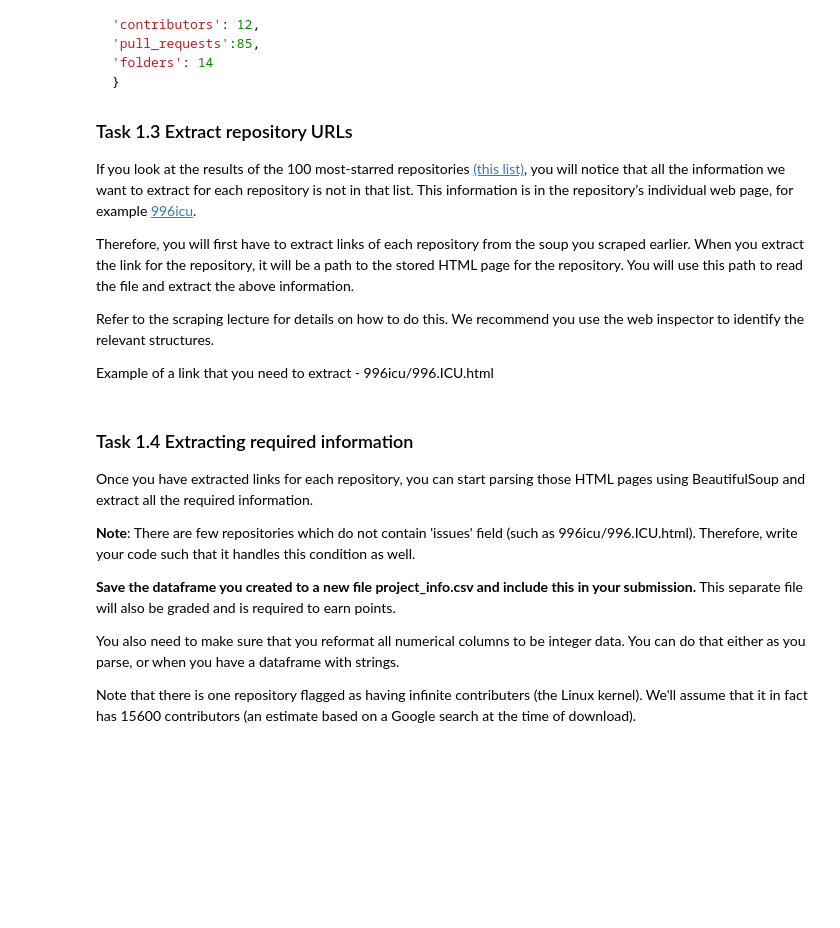
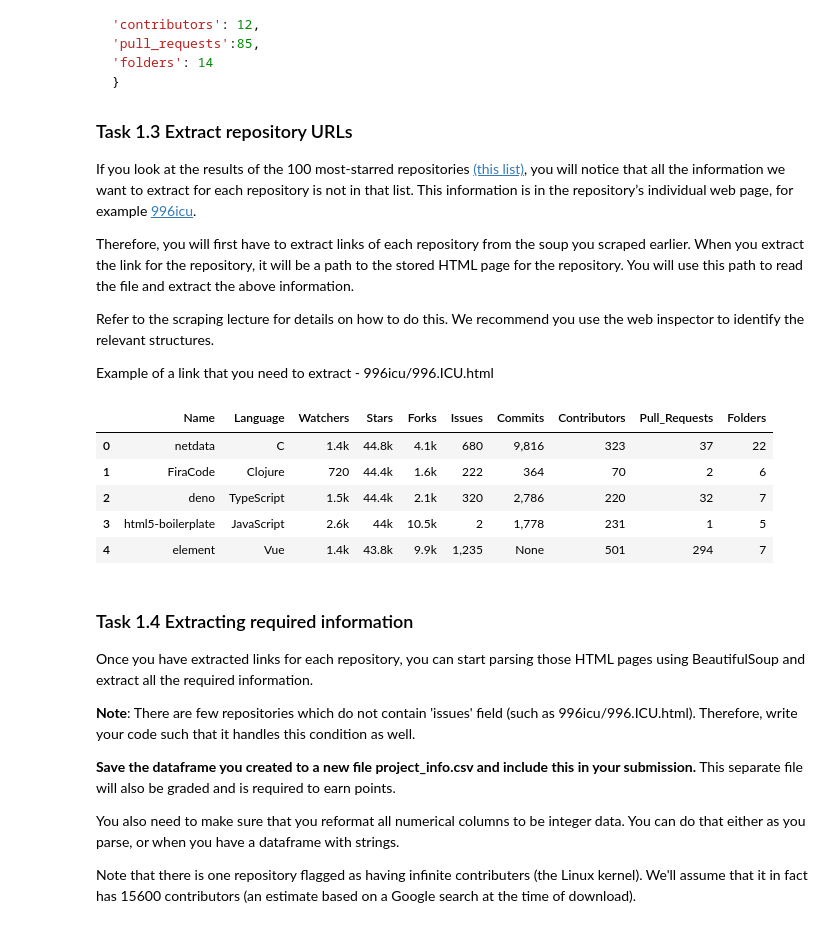
Before and after one commit to logancorrea/Intro-to-Data-Science, a Jupyter notebook: Homework/HW06/HW6.ipynb, the cells around one changed output. Saved outputs shown, nothing was run; the diff lists cells and outputs as text; code cells hidden in the pictures; blank space fills up the shorter version.

```diff
--- a/Homework/HW06/HW6.ipynb
+++ b/Homework/HW06/HW6.ipynb
@@ -234,8 +233,18 @@ for soup in soups:
     folders_count = len(soup.find_all('svg', class_="octicon octicon-file-directory"))
     folders.append(folders_count)
 # %%
+# create dataframe with repository information
 data_dict = {"Name": repo_names, "Language": lang, "Watchers": watchers, "Stars": stars, "Forks": forks, "Issues": issues, "Commits": commits, "Contributors": contributors, "Pull_Requests": pulls, "Folders": folders}
-project_info = pd.DataFrame(data_dict)
+df = pd.DataFrame(data_dict)
+# %%
+display(df.head())
+# %% [output]
+|  | Name | Language | Watchers | Stars | Forks | Issues | Commits | Contributors | Pull_Requests | Folders |
+| 0 | netdata | C | 1.4k | 44.8k | 4.1k | 680 | 9,816 | 323 | 37 | 22 |
+| 1 | FiraCode | Clojure | 720 | 44.4k | 1.6k | 222 | 364 | 70 | 2 | 6 |
+| 2 | deno | TypeScript | 1.5k | 44.4k | 2.1k | 320 | 2,786 | 220 | 32 | 7 |
+| 3 | html5-boilerplate | JavaScript | 2.6k | 44k | 10.5k | 2 | 1,778 | 231 | 1 | 5 |
+| 4 | element | Vue | 1.4k | 43.8k | 9.9k | 1,235 | None | 501 | 294 | 7 |
 # %% [markdown]
 ### Task 1.4 Extracting required information
 
```
Also changed, not shown: parts of 12 cells of this notebook, 1 other file.
